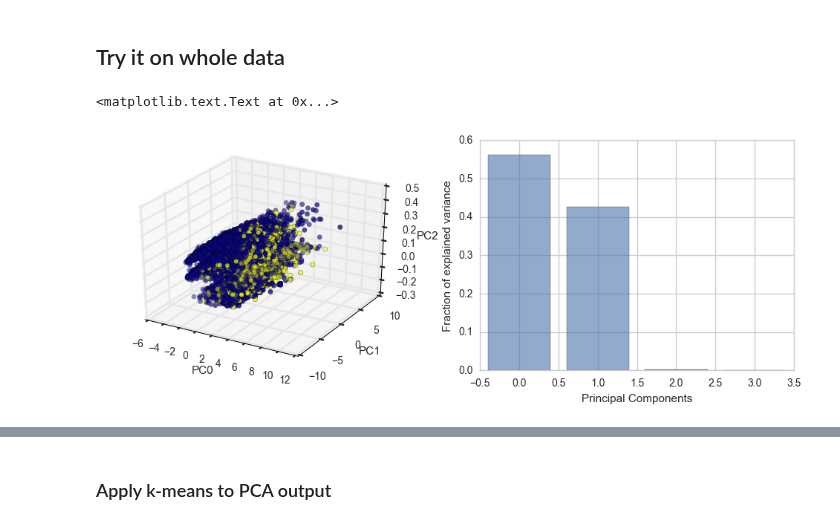
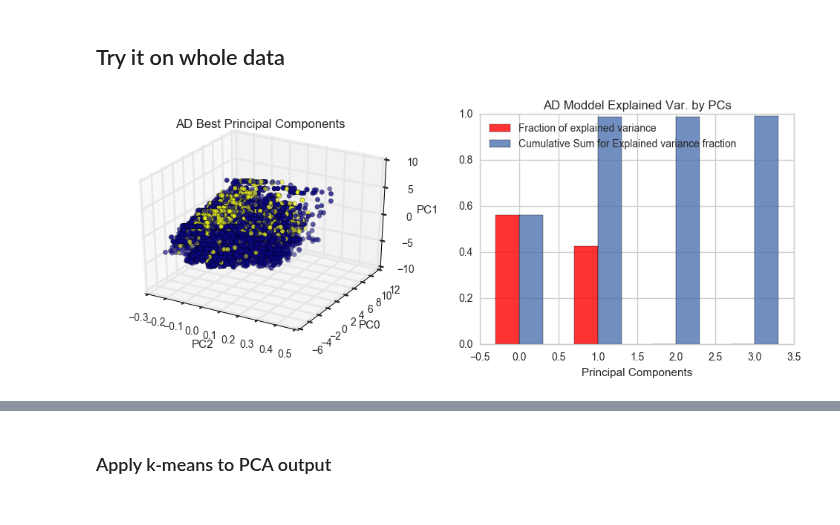
Before and after one commit to truzmeto/UnsupervisedLearning, a Jupyter notebook: AD.ipynb, the cells around one changed output, grey strips where cells are left out. Saved outputs shown, nothing was run; the diff lists cells and outputs as text; code cells hidden in the pictures.

```diff
--- a/AD.ipynb
+++ b/AD.ipynb
@@ -37,7 +37,7 @@ test = (b - b.mean()) / np.std(b)
 # %% [markdown]
 ### Apply K Means
 # %%
-kmeans = KMeans(n_clusters=n_centroids, n_init=n_init, n_jobs=4)
+kmeans = KMeans(n_clusters=n_centroids, n_init=1, n_jobs=4, random_state=n_seed)
 kmeans.fit(train)
 # %% [output]
 KMeans(algorithm='auto', copy_x=True, init='k-means++', max_iter=300,
@@ -144,5 +144,5 @@ n_seed = 111
 # %%
-gm = GaussianMixture(n_components=n_centroids, random_state=n_seed, n_init=n_init, max_iter=100)
+gm = GaussianMixture(n_components=n_centroids, random_state=n_seed, n_init=1, max_iter=100)
 gm.fit(train)
 # %% [output]
 GaussianMixture(covariance_type='full', init_params='kmeans', max_iter=100,
@@ -251,21 +254,24 @@ pca_n = pca_all.transform(train)
 # %%
 sns.set_style("whitegrid")
 fig = plt.figure(figsize=(12,4))
 ax1 = fig.add_subplot(121, projection='3d')
-ax1.scatter(pca_n[:,0], pca_n[:,1],pca_n[:,2],c=train_labels,cmap='plasma')
-ax1.set_xlabel('PC0')
-ax1.set_ylabel('PC1')
-ax1.set_zlabel('PC2')
+ax1.scatter(pca_n[:,2], pca_n[:,0],pca_n[:,1],c=train_labels,cmap='plasma')
+ax1.set_xlabel('PC2')
+ax1.set_ylabel('PC0')
+ax1.set_zlabel('PC1')
+plt.title('AD Best Principal Components')
 
 ax2 = fig.add_subplot(122)
-#ax2.scatter(pca_n[:,0], pca_n[:,1],c=train_labels,cmap='plasma')
-#plt.xlabel('PC0', fontsize = 10)
-#plt.ylabel('PC1', fontsize = 10)
-aig_vals = pca_all.explained_variance_ratio_[0:10]
+aig_vals = pca_all.explained_variance_ratio_
 y_pos = np.arange(len(aig_vals))
-plt.bar(y_pos, aig_vals, align='center', alpha=0.6)
-plt.ylabel('Fraction of explained variance')
+cumsum = np.cumsum(aig_vals)
+plt.bar(y_pos, aig_vals, align='edge', alpha=0.8, color='red', width=-0.3)
+plt.bar(y_pos, cumsum, align='edge', alpha=0.8, width=0.3)
+plt.legend(["Fraction of explained variance","Cumulative Sum for Explained variance fraction"],loc='best')
+plt.ylabel('')
 plt.xlabel('Principal Components')
+plt.title('AD Moddel Explained Var. by PCs')
+
+fig.savefig('plots/AD_pca.pdf')
 # %% [output]
-<matplotlib.text.Text at 0x...>
-[figure, old version]
+[figure, new version]
```
Also changed, not shown: parts of 25 cells of this notebook, 1 other file.
